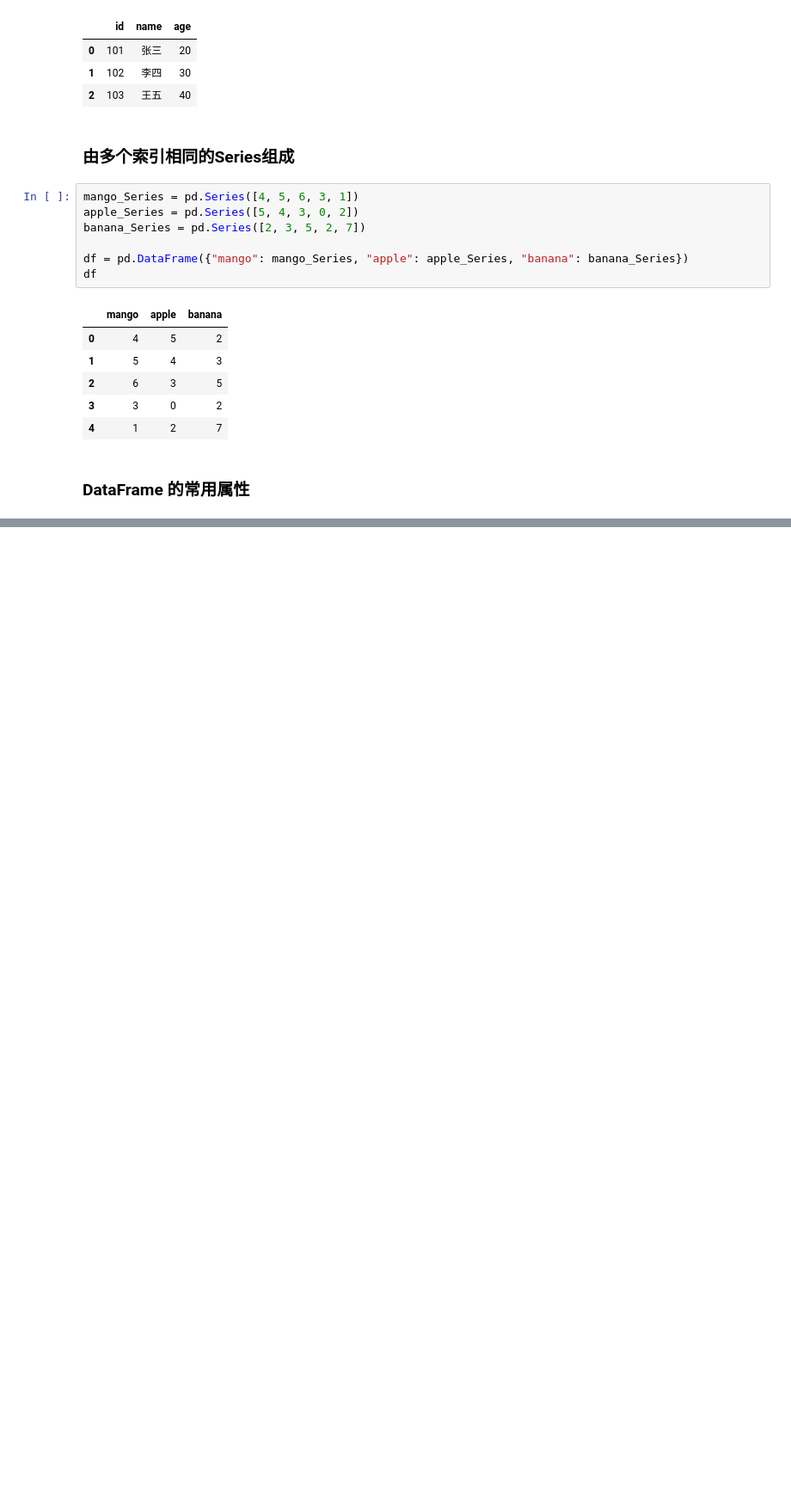
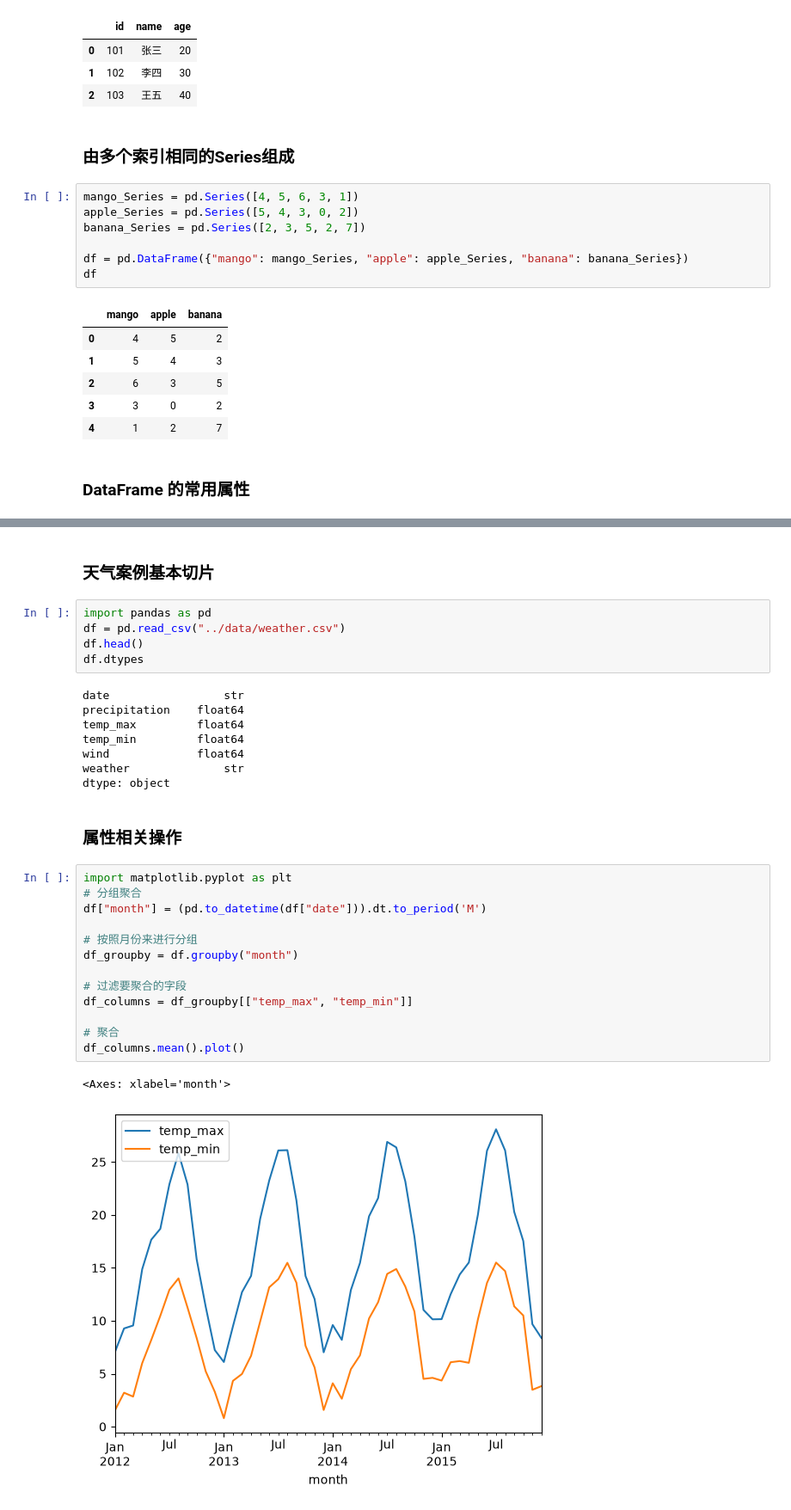
Before and after one commit to cyz2954929844/demo1, a Jupyter notebook: numpy_pandas/panda.ipynb, the cells around one changed output, grey strips where cells are left out. Shown at 86% size. Cells and saved outputs as stored; diff of their text form; blank space fills up the shorter version.

```diff
--- a/numpy_pandas/panda.ipynb
+++ b/numpy_pandas/panda.ipynb
@@ -152,0 +269,33 @@ df
+# %% [markdown]
+### 天气案例基本切片
+# %%
+import pandas as pd
+df = pd.read_csv("../data/weather.csv")
+df.head()
+df.dtypes
+# %% [output]
+date                 str
+precipitation    float64
+temp_max         float64
+temp_min         float64
+wind             float64
+weather              str
+dtype: object
+# %% [markdown]
+### 属性相关操作
+# %%
+import matplotlib.pyplot as plt
+# 分组聚合
+df["month"] = (pd.to_datetime(df["date"])).dt.to_period('M')
+
+# 按照月份来进行分组
+df_groupby = df.groupby("month")
+
+# 过滤要聚合的字段
+df_columns = df_groupby[["temp_max", "temp_min"]]
+
+# 聚合
+df_columns.mean().plot()
+# %% [output]
+<Axes: xlabel='month'>
+[figure, added]
```
Also changed, not shown: parts of 21 cells of this notebook.
